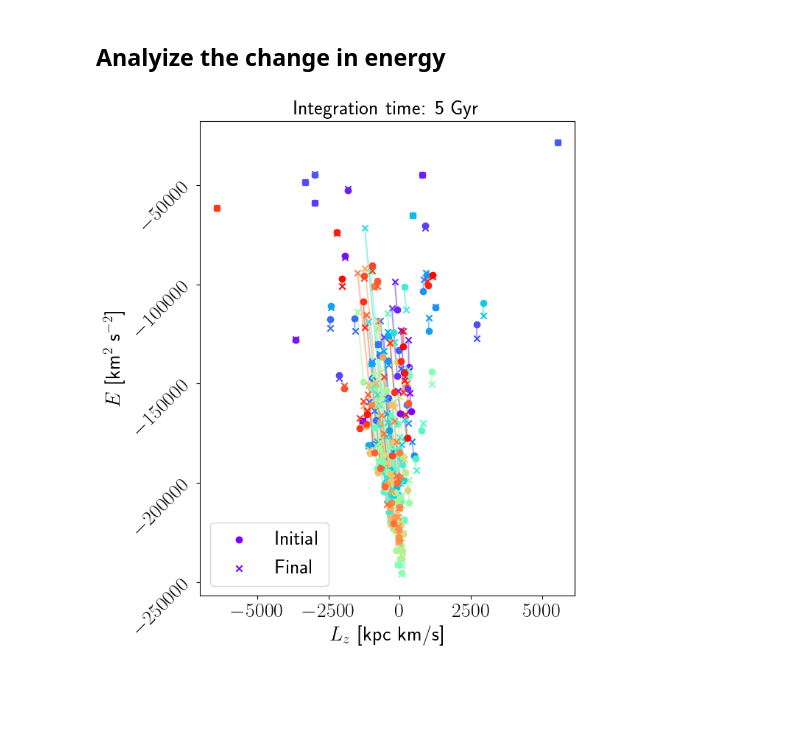
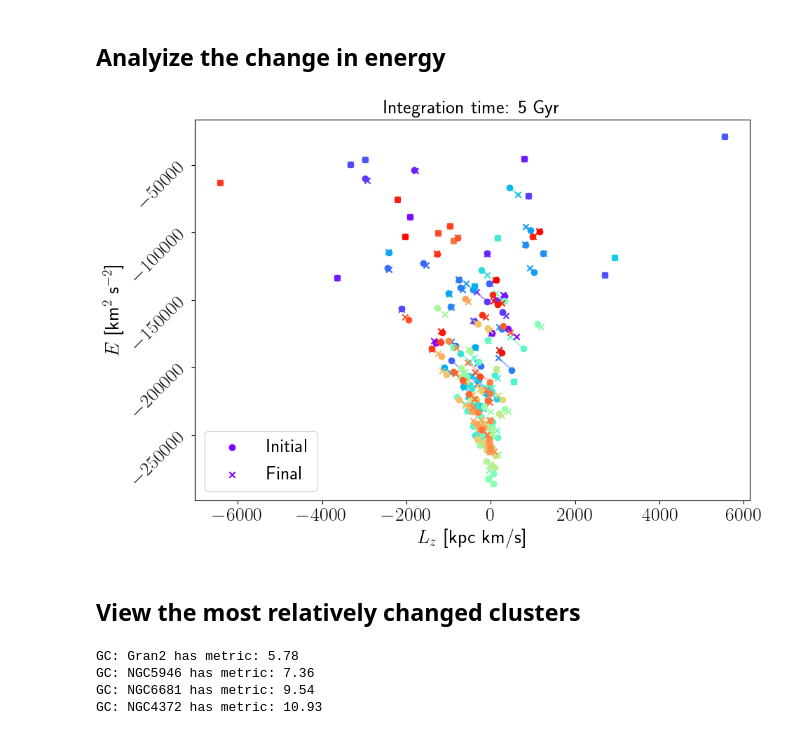
Before and after one commit to salvatore-ferrone/tstrippy, a Jupyter notebook: docs/source/bar.ipynb, the cells around one changed output. Drawn from its saved outputs; the diff is of its cells as text; code cells hidden in the pictures; blank space fills up the shorter version.

Commit message:
updated the notebook with barfix and to include co-rotation frame

```diff
--- a/docs/source/bar.ipynb
+++ b/docs/source/bar.ipynb
@@ -39,7 +39,7 @@ barname = "longmuralibar"
 barparams = [MWparams[0],Mbar.value,abar.value,bbar.value,cbar.value]
 # oreitnation and bar pattern speed
 theta0= 25 * (np.pi/180)
-omega =  28  * 2*np.pi * unitV / unitD
+omega =  28  * unitV / unitD
 omega = -omega.value
 barpolycoeff=[theta0,omega]
 # %% [markdown]
@@ -99,6 +99,17 @@ timestamps = tstrippy.integrator.timestamps.copy()
 tstrippy.integrator.deallocate()
 # %% [markdown]
 ## Analyize the change in energy
+# %%
+def transform_to_bar_frame(x,y,z,barpolycoeff,thetime):
+    """
+    Transform the coordinates to the bar frame
+    """
+    theta0,omega=barpolycoeff
+    theta=theta0+omega*thetime
+    xbar=x*np.cos(theta)+y*np.sin(theta)
+    ybar=-x*np.sin(theta)+y*np.cos(theta)
+    zbar=z
+    return xbar,ybar,zbar
 # %%
 E0 = np.zeros(Nobj)
 _,_,_,phi0=tstrippy.potentials.pouliasis2017pii(MWparams,xt[:,0],yt[:,0],zt[:,0])
@@ -106,8 +117,14 @@ _,_,_,phiF=tstrippy.potentials.pouliasis2017pii(MWparams,xt[:,-1],yt[:,-1],zt[:,
 T0 = 0.5*(vxt[:,0]**2+vyt[:,0]**2+vzt[:,0]**2)
 TF = 0.5*(vxt[:,-1]**2+vyt[:,-1]**2+vzt[:,-1]**2)
 
-E0 = T0 + phi0
-EF = TF + phiF
+# grab the bar, who changes in time
+xbar0,ybar0,zbar0=transform_to_bar_frame(xt[:,0],yt[:,0],zt[:,0],barpolycoeff,timestamps[0])
+xbarF,ybarF,zbarF=transform_to_bar_frame(xt[:,-1],yt[:,-1],zt[:,-1],barpolycoeff,timestamps[-1])
+_,_,_,phibar0=tstrippy.potentials.longmuralibar(barparams,xbar0,ybar0,zbar0)
+_,_,_,phibarF=tstrippy.potentials.longmuralibar(barparams,xbarF,ybarF,zbarF)
+
+E0 = T0 + phi0 + phibar0
+EF = TF + phiF + phibarF
 Lz0 = xt[:,0]*vyt[:,0]-yt[:,0]*vxt[:,0]
 LzF = xt[:,-1]*vyt[:,-1]-yt[:,-1]*vxt[:,-1]
 # %%
@@ -123,23 +140,23 @@ plt.rc('ytick', labelsize=20)
 plt.rc('legend', fontsize=20)
 plt.rc('figure', titlesize=20)
 # %%
-fig,axis=plt.subplots(1,1,figsize=(7,8))
+fig,axis=plt.subplots(1,1,figsize=(10,7))
 AXIS = {
     "xlabel": r"$L_z$ [kpc km/s]",
     "ylabel": r"$E$ [km$^{2}$ s$^{-2}$]",
     "title": "Integration time: {:d} Gyr".format(int(integrationtime.to(u.Gyr).value)),
 }
 for i in range(Nobj):
     if i ==0:
         axis.scatter(Lz0[i],E0[i],color=colors[i],label="Initial")
         axis.scatter(LzF[i],EF[i],color=colors[i],marker='x',label="Final")
     else:
         axis.scatter(Lz0[i],E0[i],color=colors[i])
         axis.scatter(LzF[i],EF[i],color=colors[i],marker='x')
     axis.plot([Lz0[i],LzF[i]],[E0[i],EF[i]],color=colors[i],alpha=0.5,zorder=0)
 axis.set(**AXIS)
 axis.tick_params(axis='y', rotation=45)
 axis.legend()
 fig.tight_layout()
 # %% [output]
-[figure, old version]
+[figure, new version]
@@ -152,3 +163,20 @@ idx = np.where(GCdata['Cluster']==targetGC)[0][0]
+# %% [markdown]
+## View the most relatively changed clusters
+# %%
+dE = np.abs(E0 - EF)
+dLz = np.abs(Lz0 - LzF)
+meanE = np.mean(dE)
+meanLz = np.mean(dLz)
+metric = np.sqrt((dE/meanE)**2 + (dLz/meanLz)**2)
+top4=np.argsort(metric)[-5:-1]
+# targetGC = "NGC5139"
+for i in top4:
+    print("GC: {:s} has metric: {:.2f}".format(GCdata['Cluster'][i],metric[i]))
+# %% [output]
+GC: Gran2 has metric: 5.78
+GC: NGC5946 has metric: 7.36
+GC: NGC6681 has metric: 9.54
+GC: NGC4372 has metric: 10.93
 # %%
 nstamps = len(timestamps)
 colors = matplotlib.cm.rainbow(np.linspace(0,1,nstamps))
```
Also changed, not shown: parts of 8 cells of this notebook.
